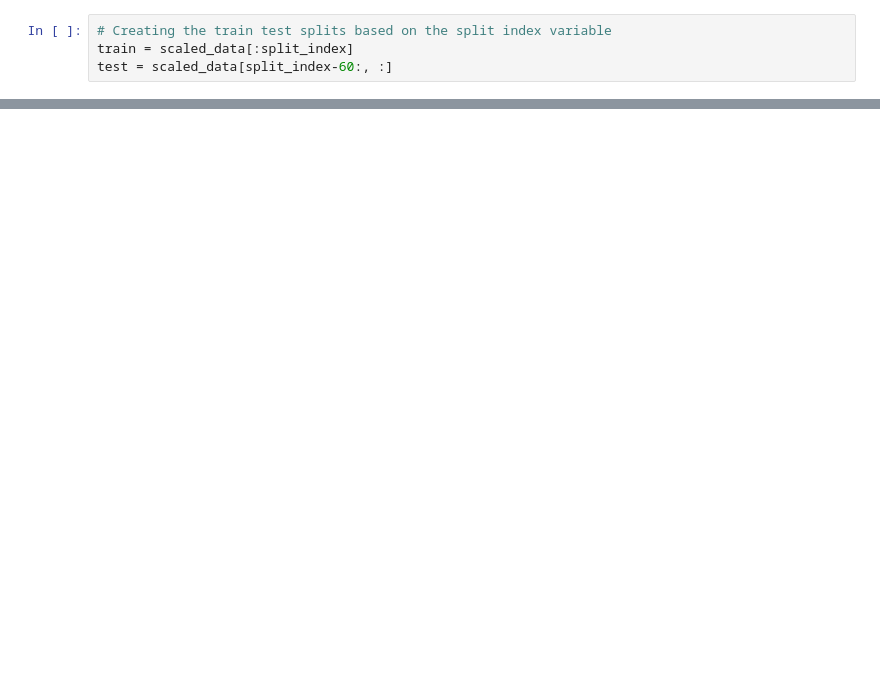
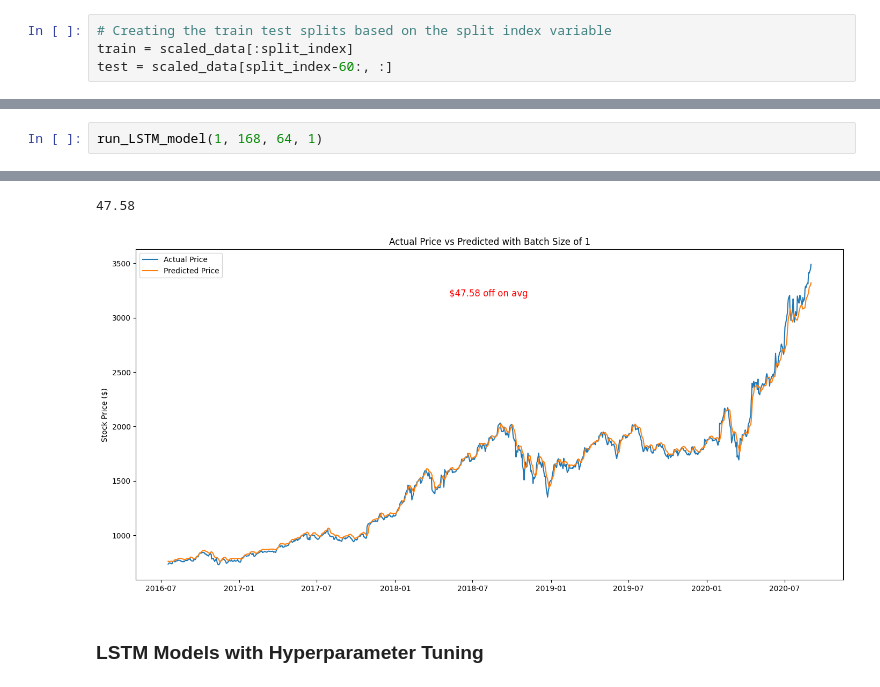
Before and after one commit to rredd002/Stock-Price-Predictions, a Jupyter notebook: Stock_Price_Prediction_notebook.ipynb, the cells around one changed output, grey strips where cells are left out. Saved outputs shown, nothing was run; the diff lists cells and outputs as text; blank space fills up the shorter version.

```diff
--- a/Stock_Price_Prediction_notebook.ipynb
+++ b/Stock_Price_Prediction_notebook.ipynb
@@ -396,0 +353,3 @@ def run_LSTM_model(num_epoch, num_neurons_1, num_neurons_2, batch_size):
+# %%
+run_LSTM_model(1, 168, 64, 1)
+# %% [output]
@@ -397,3 +358,7 @@ def run_LSTM_model(num_epoch, num_neurons_1, num_neurons_2, batch_size):
+47.58
+[figure, added]
+# %% [markdown]
+### **LSTM Models with Hyperparameter Tuning**
 # %%
 # Running LSTM models for the 4 batch sizes
 batch_list = [5, 10, 15, 20]
```
Also changed, not shown: parts of 30 cells of this notebook.
